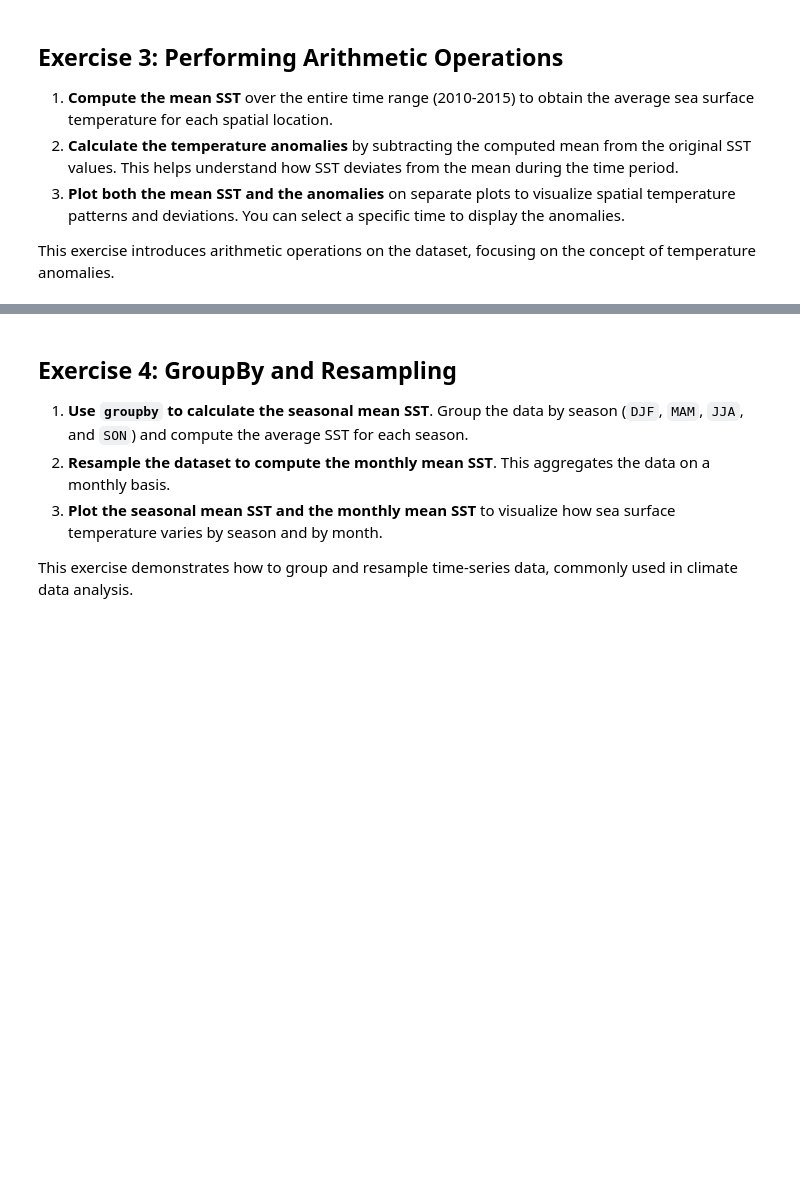
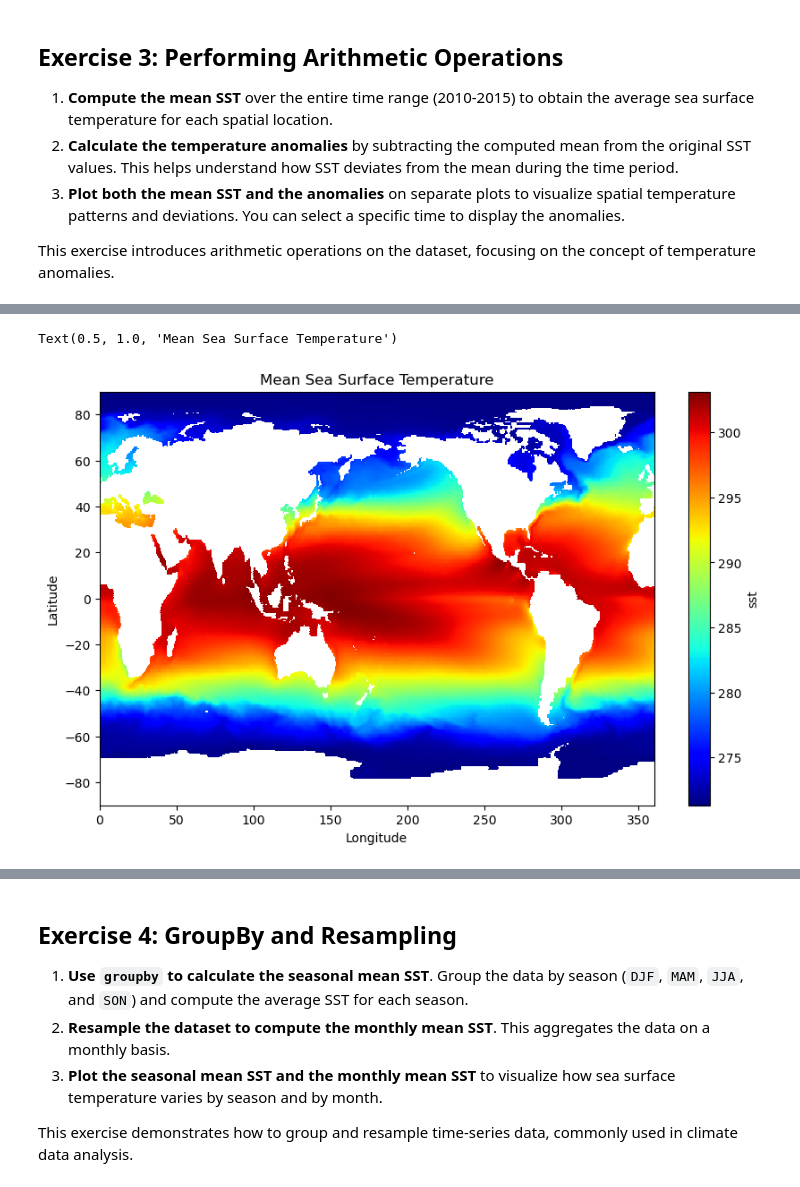
Before and after one commit to Geography-and-Planning/intro-to-gis, a Jupyter notebook: lab/lab_06.ipynb, the cells around one changed output, grey strips where cells are left out. Saved outputs shown, nothing was run; the diff lists cells and outputs as text; code cells hidden in the pictures; blank space fills up the shorter version.

```diff
--- a/lab/lab_06.ipynb
+++ b/lab/lab_06.ipynb
@@ -38,3 +153,6 @@ This exercise allows you to practice selecting specific subsets of data and visu
 3. **Plot both the mean SST and the anomalies** on separate plots to visualize spatial temperature patterns and deviations. You can select a specific time to display the anomalies.
 
 This exercise introduces arithmetic operations on the dataset, focusing on the concept of temperature anomalies.
+# %%
+mean_sst = sst.mean(dim="time")
+mean_sst
@@ -40,0 +198,8 @@ This exercise introduces arithmetic operations on the dataset, focusing on the c
+# %%
+mean_sst.plot(cmap="jet", figsize=(10, 6))
+plt.xlabel("Longitude")
+plt.ylabel("Latitude")
+plt.title("Mean Sea Surface Temperature")
+# %% [output]
+Text(0.5, 1.0, 'Mean Sea Surface Temperature')
+[figure, added]
```
Also changed, not shown: parts of 17 cells of this notebook, 1 other file.
